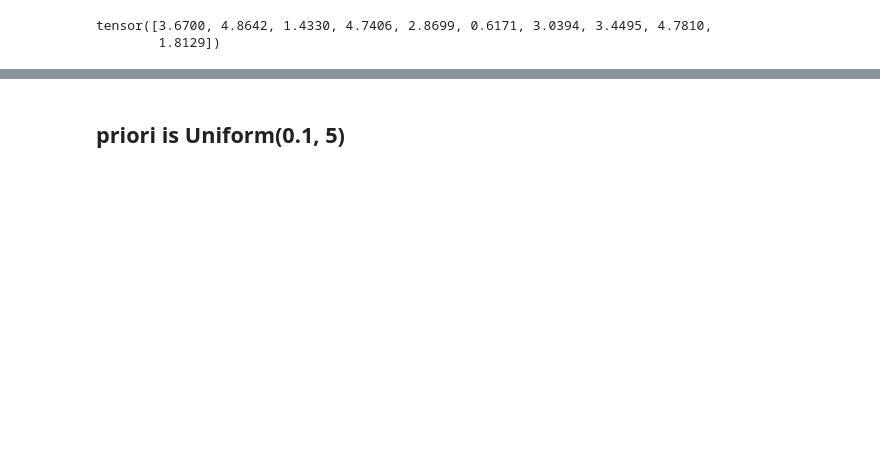
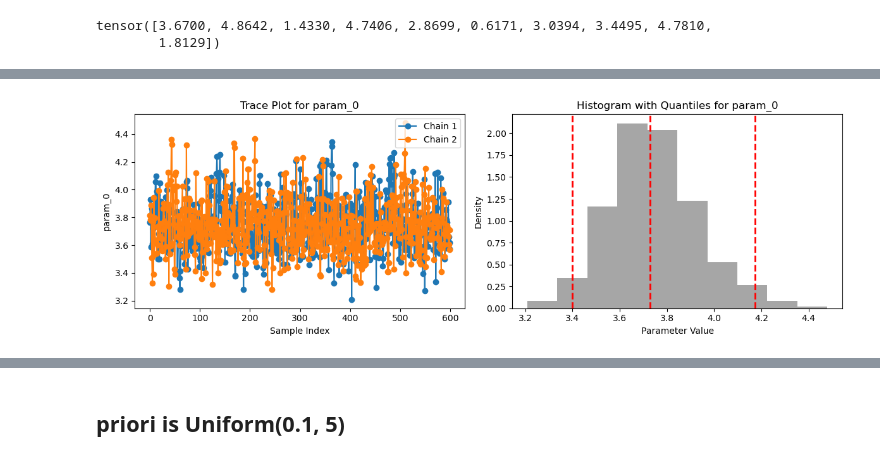
Before and after one commit to Aether-Ren/Multioutput_FixedG_GP, a Jupyter notebook: mcmcprior.ipynb, the cells around one changed output, grey strips where cells are left out. Cells and saved outputs as stored; diff of their text form; code cells hidden in the pictures; blank space fills up the shorter version.

```diff
--- a/mcmcprior.ipynb
+++ b/mcmcprior.ipynb
@@ -37,6 +37,8 @@ import GP_functions.Tools as Tools
 import GP_functions.FeatureE as FeatureE
 # %%
 Device = 'cpu'
+# %%
+Device = 'cuda'
 # %% [markdown]
 # Data
 # %%
@@ -146,5 +142,95 @@ param_9     880.0    NaN
+# %%
+loaded_samples = torch.load("mcmc_samples_1.pt", map_location=Device)
 # %%
 test_x[0]
 # %% [output]
 tensor([3.6700, 4.8642, 1.4330, 4.7406, 2.8699, 0.6171, 3.0394, 3.4495, 4.7810,
         1.8129])
+# %%
+import torch
+import matplotlib.pyplot as plt
+
+from pyro.ops.stats import (
+    gelman_rubin,
+    split_gelman_rubin,
+    autocorrelation,
+    effective_sample_size,
+    resample,
+    quantile,
+    weighed_quantile
+)
+
+
+mcmc_samples = loaded_samples
+
+
+n_chains = 2
+diagnostics_results = {}
+
+for param, samples in mcmc_samples.items():
+    n_total = samples.shape[0]
+    n_samples_per_chain = n_total // n_chains  # 例如每条链有3个样本（示例数据较少）
+    # 截取前 n_chains * n_samples_per_chain 个样本，并重塑为 [n_chains, n_samples_per_chain]
+    samples_chains = samples[:n_chains * n_samples_per_chain].reshape(n_chains, n_samples_per_chain)
+
+    # 计算诊断指标
+    rhat = gelman_rubin(samples_chains, chain_dim=0, sample_dim=1)
+    split_rhat = split_gelman_rubin(samples_chains, chain_dim=0, sample_dim=1)
+    ess = effective_sample_size(samples_chains, chain_dim=0, sample_dim=1)
+
+    diagnostics_results[param] = {
+         "R-hat": rhat.item(),
+         "Split R-hat": split_rhat.item(),
+         "Effective Sample Size": ess.item()
+    }
+    print(f"{param}: R-hat = {rhat.item():.3f}, split R-hat = {split_rhat.item():.3f}, ESS = {ess.item():.1f}")
+
+    # --------------------
+    # 可视化：1. 每条子链的轨迹图（Trace Plot）
+    plt.figure(figsize=(12, 4))
+    plt.subplot(1, 2, 1)
+    for i in range(n_chains):
+         plt.plot(samples_chains[i].numpy(), marker='o', label=f"Chain {i+1}")
+    plt.title(f"Trace Plot for {param}")
+    plt.xlabel("Sample Index")
+    plt.ylabel(param)
+    plt.legend()
+
+    # --------------------
+    # 可视化：2. 样本分布直方图及分位数（Quantiles）
+    plt.subplot(1, 2, 2)
+    plt.hist(samples.numpy(), bins=10, density=True, alpha=0.7, color='gray')
+    # 计算 2.5%, 50%, 97.5% 的分位数
+    qs = quantile(samples, probs=[0.025, 0.5, 0.975], dim=0)
+    for q in qs:
+         plt.axvline(q.item(), color='red', linestyle='--', linewidth=2)
+    plt.title(f"Histogram with Quantiles for {param}")
+    plt.xlabel("Parameter Value")
+    plt.ylabel("Density")
+    plt.tight_layout()
+    plt.show()
+
+    # --------------------
+    # 可视化：3. 自相关图（Autocorrelation）
+    # 这里以第一条子链为例计算自相关
+    acf = autocorrelation(mcmc_samples[param], dim=0)
+    plt.figure(figsize=(6, 4))
+    plt.plot(acf.numpy(), marker='o')
+    plt.title(f"Autocorrelation for {param} (Chain 1)")
+    plt.xlabel("Lag")
+    plt.ylabel("Autocorrelation")
+    plt.show()
+
+    # --------------------
+    # 示例：4. 重采样（Resample）
+    # 从第一条子链中无放回抽样100个样本（示例中数据量有限，通常抽样数会更多）
+    resampled = resample(samples_chains[0], num_samples=2, dim=0, replacement=False)
+    print(f"{param} resampled samples: {resampled}")
+
+    # --------------------
+    # 示例：5. 带权重分位数（Weighed Quantile）
+    # 使用均匀权重（对数权重为0）时，带权重分位数应与普通分位数一致
+    log_weights = torch.zeros_like(samples)
+    wq = weighed_quantile(samples, probs=[0.025, 0.5, 0.975], log_weights=log_weights, dim=0)
+    print(f"{param} weighed quantiles: {wq}\n")
+# %% [output]
@@ -150,0 +238 @@ tensor([3.6700, 4.8642, 1.4330, 4.7406, 2.8699, 0.6171, 3.0394, 3.4495, 4.7810,
+[figure, added]
```
Also changed, not shown: parts of 31 cells of this notebook, 12 other files.
